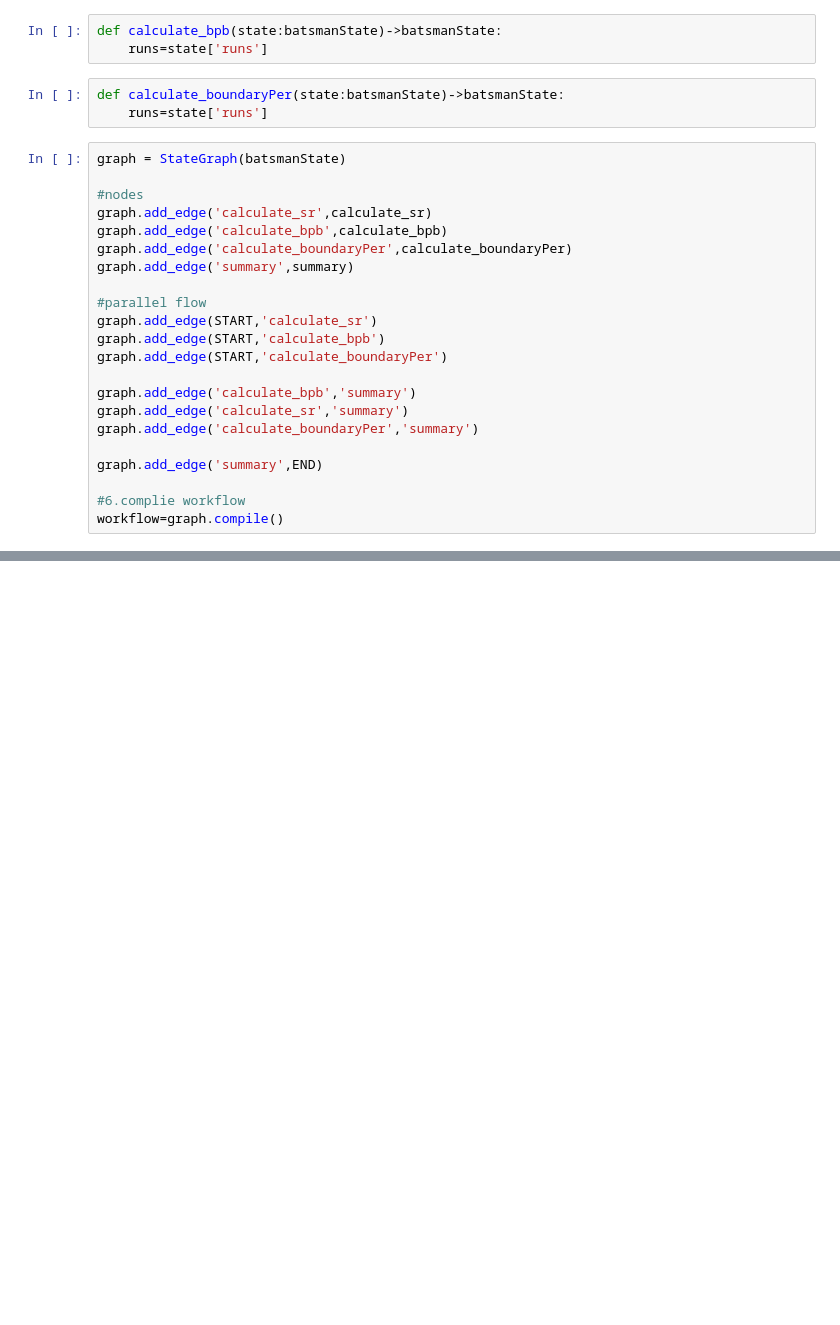
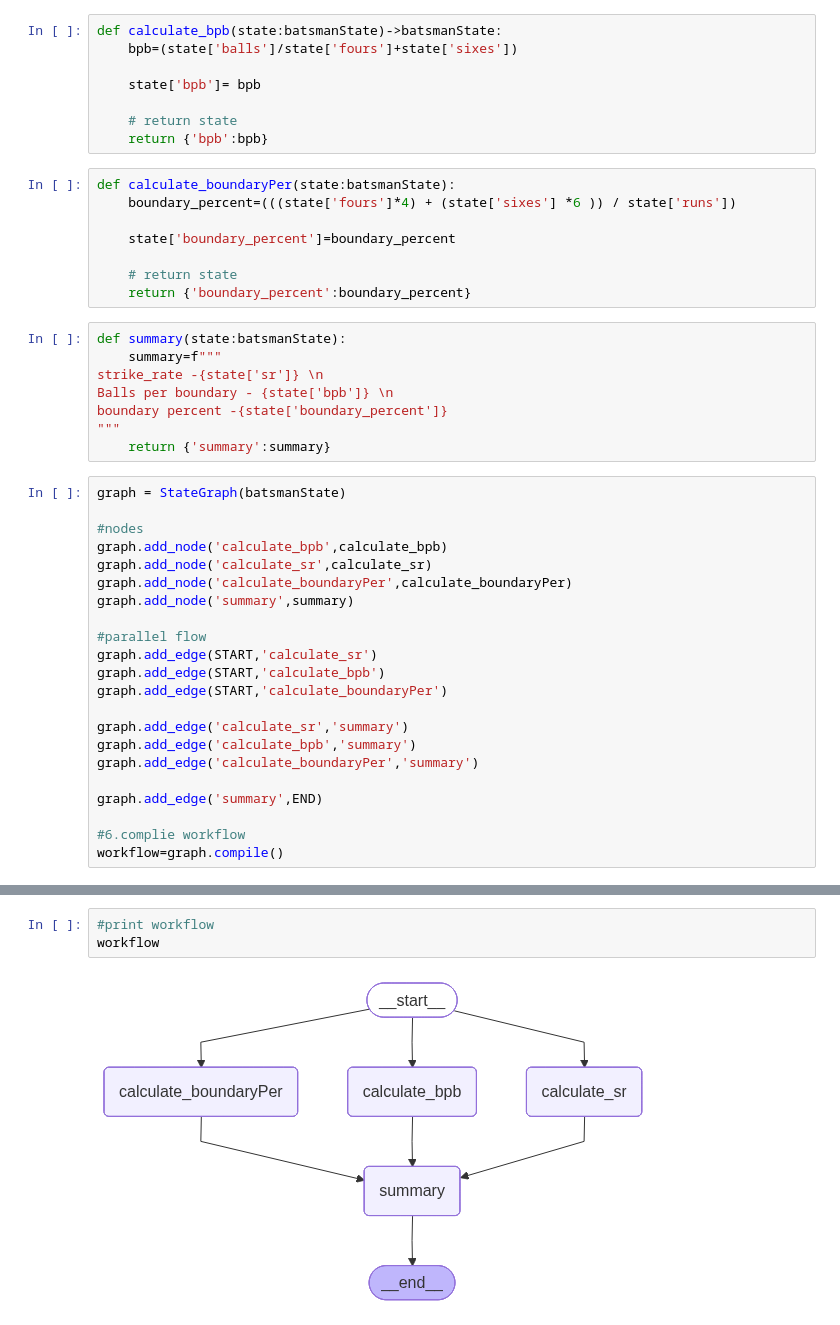
Before and after one commit to AnjaliSoni26/Langgraph, a Jupyter notebook: 5_batsman_workflow.ipynb, the cells around one changed output, grey strips where cells are left out. Drawn from its saved outputs; the diff is of its cells as text; blank space fills up the shorter version.

Commit message:
"parallel and conditional workflows"

```diff
--- a/5_batsman_workflow.ipynb
+++ b/5_batsman_workflow.ipynb
@@ -20,25 +29,43 @@ def calculate_sr(state:batsmanState)->batsmanState:
 # %%
 def calculate_bpb(state:batsmanState)->batsmanState:
-    runs=state['runs']
+    bpb=(state['balls']/state['fours']+state['sixes'])
+
+    state['bpb']= bpb
+
+    # return state
+    return {'bpb':bpb}
 # %%
-def calculate_boundaryPer(state:batsmanState)->batsmanState:
-    runs=state['runs']
+def calculate_boundaryPer(state:batsmanState):
+    boundary_percent=(((state['fours']*4) + (state['sixes'] *6 )) / state['runs'])
+
+    state['boundary_percent']=boundary_percent
+
+    # return state
+    return {'boundary_percent':boundary_percent}
+# %%
+def summary(state:batsmanState):
+    summary=f"""
+strike_rate -{state['sr']} \n
+Balls per boundary - {state['bpb']} \n
+boundary percent -{state['boundary_percent']}
+"""
+    return {'summary':summary}
 # %%
 graph = StateGraph(batsmanState)
 
 #nodes
-graph.add_edge('calculate_sr',calculate_sr)
-graph.add_edge('calculate_bpb',calculate_bpb)
-graph.add_edge('calculate_boundaryPer',calculate_boundaryPer)
-graph.add_edge('summary',summary)
+graph.add_node('calculate_bpb',calculate_bpb)
+graph.add_node('calculate_sr',calculate_sr)
+graph.add_node('calculate_boundaryPer',calculate_boundaryPer)
+graph.add_node('summary',summary)
 
 #parallel flow
 graph.add_edge(START,'calculate_sr')
 graph.add_edge(START,'calculate_bpb')
 graph.add_edge(START,'calculate_boundaryPer')
 
+graph.add_edge('calculate_sr','summary')
 graph.add_edge('calculate_bpb','summary')
-graph.add_edge('calculate_sr','summary')
 graph.add_edge('calculate_boundaryPer','summary')
 
 graph.add_edge('summary',END)
@@ -49,0 +75,5 @@ workflow=graph.compile()
+# %%
+#print workflow
+workflow
+# %% [output]
+[figure, added]
```
Also changed, not shown: parts of 5 cells of this notebook, 4 other files.
